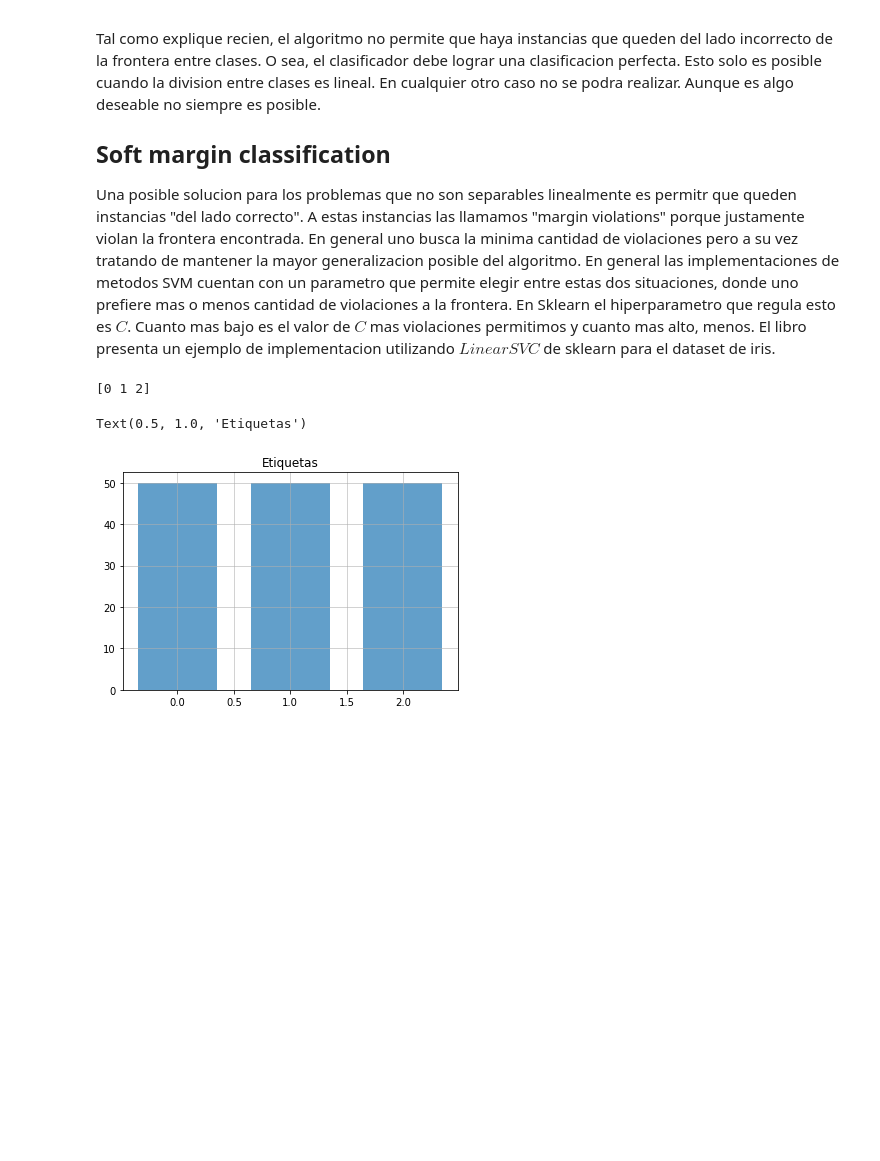
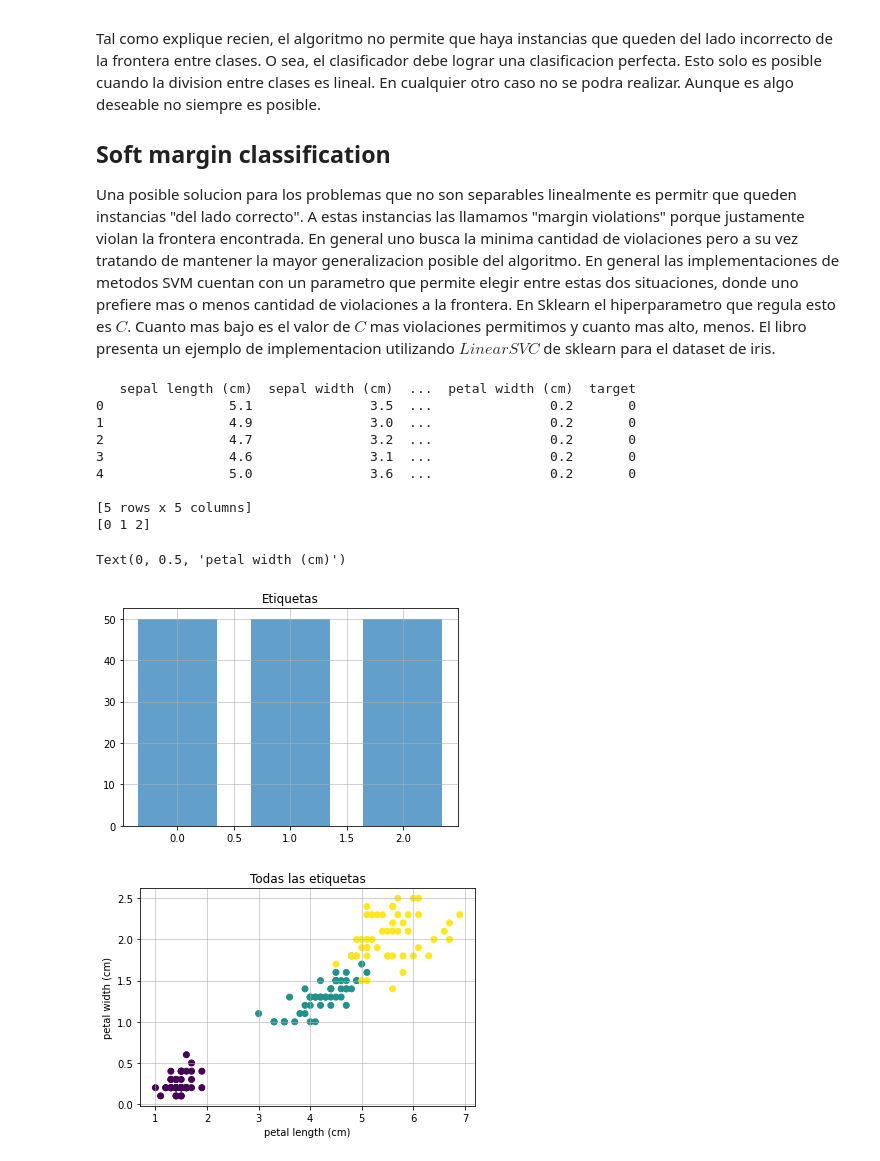
Before and after one commit to nechebarrena/HOML, a Jupyter notebook: HOML_cap_5.ipynb, the cells around one changed output. Cells and saved outputs as stored; diff of their text form; code cells hidden in the pictures; blank space fills up the shorter version.

```diff
--- a/HOML_cap_5.ipynb
+++ b/HOML_cap_5.ipynb
@@ -19,24 +19,40 @@ Una posible solucion para los problemas que no son separables linealmente es per
 # %%
 import numpy as np
 import matplotlib.pyplot as plt
 import pandas as pd
 from sklearn import datasets
 from sklearn.pipeline import Pipeline
 from sklearn.preprocessing import StandardScaler
 from sklearn.svm import LinearSVC
 from sklearn.model_selection import train_test_split
 
 iris_data = datasets.load_iris()
 df_iris = pd.DataFrame(iris_data.data,columns=iris_data.feature_names)
 df_iris['target'] = pd.Series(iris_data.target)
-df_iris.head()
+print(df_iris.head())
 etiquetas = df_iris['target'].unique()
 print(etiquetas)
 hist_max,bin_edges = np.histogram(df_iris['target'], bins=3, range=(0, 3))
 plt.bar(bin_edges[:-1], hist_max, width = 0.7,alpha=0.7,label='Etiquetas')
 plt.grid(axis="both", alpha=0.7)
 plt.title('Etiquetas')
+
+plt.figure()
+plt.scatter(df_iris["petal length (cm)"],df_iris["petal width (cm)"],c=df_iris["target"])
+plt.grid(axis="both", alpha=0.7)
+plt.title("Todas las etiquetas")
+plt.xlabel("petal length (cm)")
+plt.ylabel("petal width (cm)")
 # %% [output]
+   sepal length (cm)  sepal width (cm)  ...  petal width (cm)  target
+0                5.1               3.5  ...               0.2       0
+1                4.9               3.0  ...               0.2       0
+2                4.7               3.2  ...               0.2       0
+3                4.6               3.1  ...               0.2       0
+4                5.0               3.6  ...               0.2       0
+
+[5 rows x 5 columns]
 [0 1 2]
-Text(0.5, 1.0, 'Etiquetas')
+Text(0, 0.5, 'petal width (cm)')
 [figure]
+[figure, added]
```
Also changed, not shown: parts of 3 cells of this notebook.
